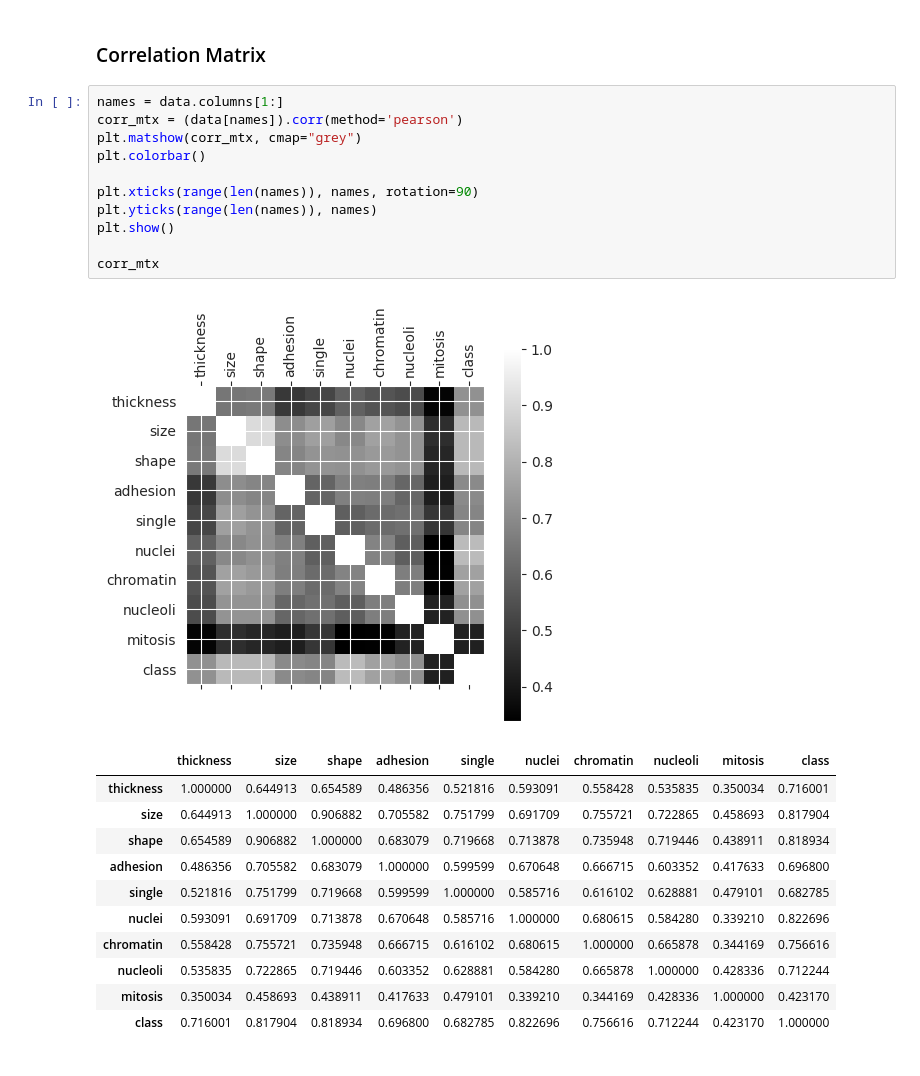
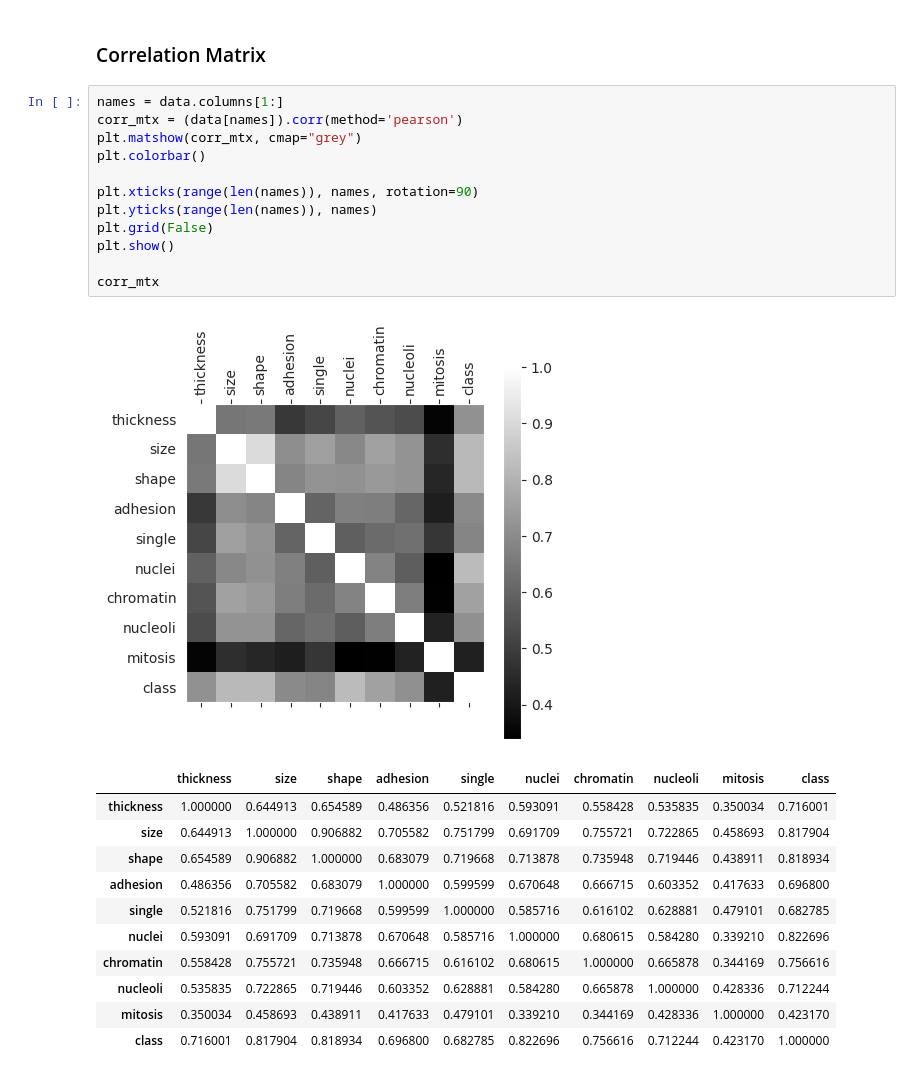
Before and after one commit to xXKeNdAmAmAsTeRXx/Machine-Learning-Tasks, a Jupyter notebook: Classification/Breast_Cancer.ipynb, the cells around one changed output. Drawn from its saved outputs; the diff is of its cells as text.

```diff
--- a/Classification/Breast_Cancer.ipynb
+++ b/Classification/Breast_Cancer.ipynb
@@ -86,16 +87,17 @@ array([[<Axes: xlabel='id', ylabel='id'>,
 # %%
 names = data.columns[1:]
 corr_mtx = (data[names]).corr(method='pearson')
 plt.matshow(corr_mtx, cmap="grey")
 plt.colorbar()
 
 plt.xticks(range(len(names)), names, rotation=90)
 plt.yticks(range(len(names)), names)
+plt.grid(False)
 plt.show()
 
 corr_mtx
 # %% [output]
-[figure, old version]
+[figure, new version]
 |  | thickness | size | shape | adhesion | single | nuclei | chromatin | nucleoli | mitosis | class |
 | thickness | 1.000000 | 0.644913 | 0.654589 | 0.486356 | 0.521816 | 0.593091 | 0.558428 | 0.535835 | 0.350034 | 0.716001 |
 | size | 0.644913 | 1.000000 | 0.906882 | 0.705582 | 0.751799 | 0.691709 | 0.755721 | 0.722865 | 0.458693 | 0.817904 |
```
Also changed, not shown: parts of 3 cells of this notebook.
